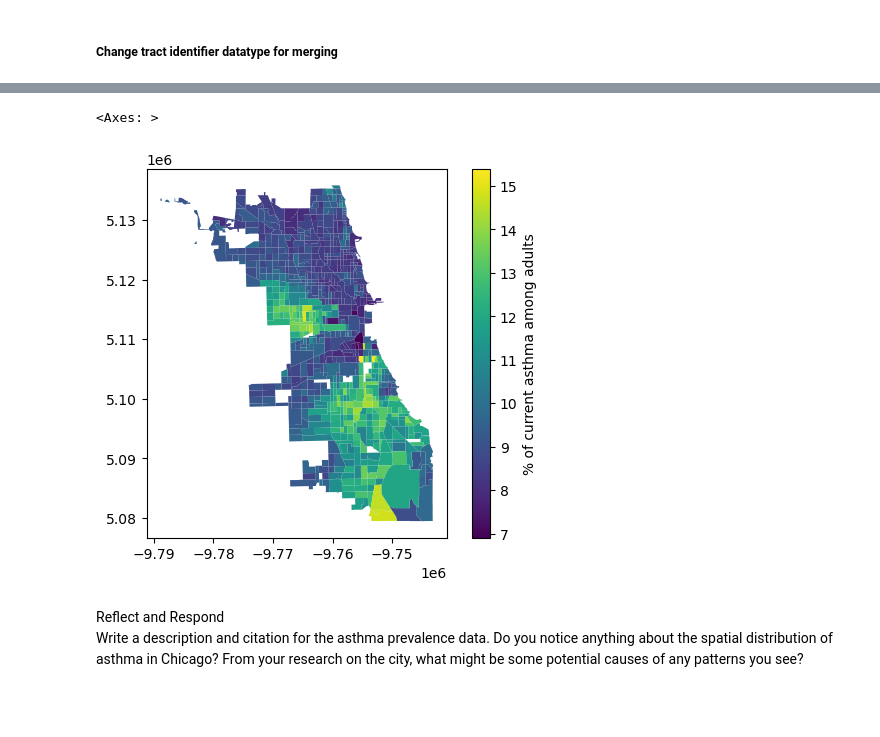
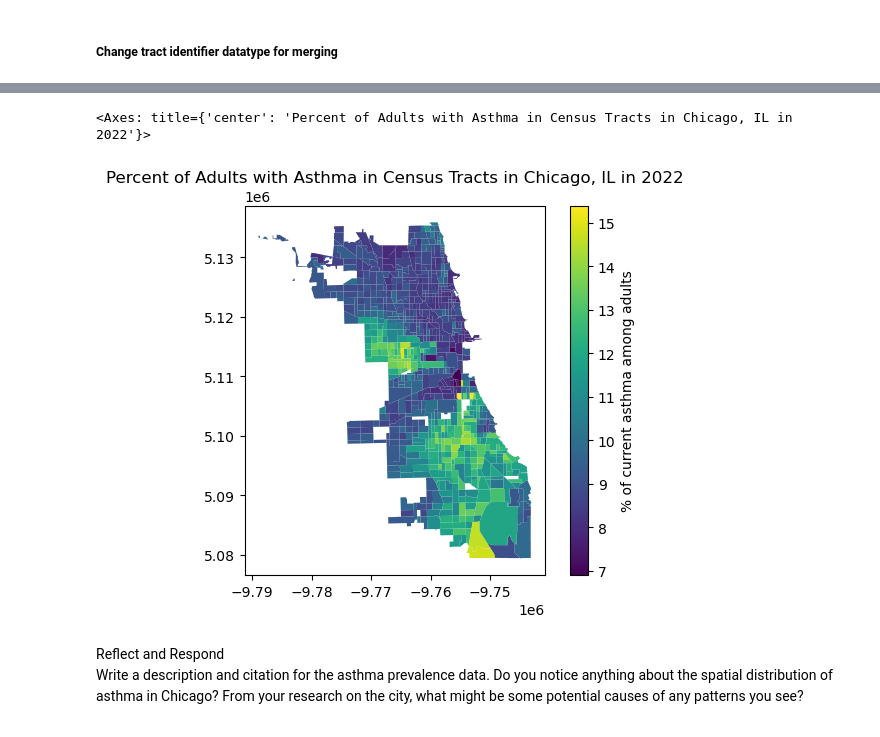
Before and after one commit to earthlab-education/big-data-hanried, a Jupyter notebook: big-data.ipynb, the cells around one changed output, grey strips where cells are left out. Cells and saved outputs as stored; diff of their text form; code cells hidden in the pictures; blank space fills up the shorter version.

```diff
--- a/big-data.ipynb
+++ b/big-data.ipynb
@@ -163,15 +158,15 @@ census_path = os.path.join(census_dir, 'chicago-tract.shp')
 # Only download once
 if not os.path.exists(census_path):
      census_url = ('https://data.cdc.gov/download/x7zy-2xmx/application%2Fzip')
-     census_gdf = (gpd.read_file(census_url)
-                   .rename(columns={'tract2010' : 'tract'}))
+     census_gdf = gpd.read_file(census_url)
      chi_census_gdf = census_gdf[census_gdf.PlaceName=='Chicago']
      chi_census_gdf.to_file(census_path, index=False)
 else:
      print('chi_census_gdf saved already.')
 
 # Check that the URL is correct, load in census tracts
-chi_census_gdf = gpd.read_file(census_path)
+chi_census_gdf = (gpd.read_file(census_path)
+                  .rename(columns={'tract2010' : 'tractid'}))
 chi_census_gdf
 # %% [output]
 chi_census_gdf saved already.
@@ -292,19 +287,20 @@ if not os.path.exists(asthma_path):
                   '&year=2022'
                   '&measureid=CASTHMA'
                   '&$limit=1500')
-    asthma_df = (pd.read_csv(asthma_url,
-                            usecols=('year', 'statedesc',
-                                     'countyname',
-                                     'data_value', 'measureid',
-                                     'locationname'))
-                            .rename(columns={'data_value' : '% of current asthma among adults',
-                                             'locationname': 'tract'}))
-
+    asthma_df = pd.read_csv(asthma_url)
     asthma_df.to_csv(asthma_path, index=False)
 else:
     print('asthma data saved already.')
 
-asthma_df = pd.read_csv(asthma_path)
+asthma_df = (pd.read_csv(asthma_path,
+                         usecols=('year', 'statedesc',
+                                  'countyname',
+                                  'data_value', 'measureid',
+                                  'locationname'))
+                                  .rename(columns={'data_value' : '% of current asthma among adults',
+                                             'locationname': 'tractid',
+                                             'measureid': 'measureid'})
+)
 asthma_df
 # %% [output]
 asthma data saved already.
@@ -361,7 +357,7 @@ geometry      geometry
 dtype: object
 # %%
 # Change tract identifier datatype for merging
-chi_census_gdf.tract = chi_census_gdf.tract.astype('int64')
+chi_census_gdf.tractid = chi_census_gdf.tractid.astype('int64')
 # %%
 chi_census_gdf.dtypes
 # %% [output]
@@ -384,8 +380,8 @@ dtype: object
 # chi_asthma_tract = asthma_df.merge(chi_census_gdf, how='outer', on='tract')
 
 # This works, from textbook solutions
-chi_asthma_tract = chi_census_gdf.merge(
-    asthma_df, left_on='tract',
-    right_on='tract', how='inner')
-chi_asthma_tract
+chi_asthma_tract_gdf = chi_census_gdf.merge(
+    asthma_df, left_on='tractid',
+    right_on='tractid', how='inner')
+chi_asthma_tract_gdf
 # %% [output]
@@ -404,18 +400,19 @@ chi_asthma_tract
 788 rows × 12 columns
 # %%
 # Plot asthma data as chloropleth
-chi_asthma_tract_plot = (chi_asthma_tract
+chi_asthma_tract_plot = (chi_asthma_tract_gdf
                        .to_crs(ccrs.Mercator())
                        .plot(
                            column='% of current asthma among adults',
                            legend=True,
                            legend_kwds={'label': '% of current asthma among adults'}
                            )
 )
+plt.title('Percent of Adults with Asthma in Census Tracts in Chicago, IL in 2022')
 chi_asthma_tract_plot
 # %% [output]
-<Axes: >
+<Axes: title={'center': 'Percent of Adults with Asthma in Census Tracts in Chicago, IL in 2022'}>
-[figure, old version]
+[figure, new version]
 # %% [markdown]
 <link rel="stylesheet" type="text/css" href="./assets/styles.css"><div class="callout callout-style-default callout-titled callout-respond"><div class="callout-header"><div class="callout-icon-container"><i class="callout-icon"></i></div><div class="callout-title-container flex-fill">Reflect and Respond</div></div><div class="callout-body-container callout-body"><p>Write a description and citation for the asthma prevalence data. Do
 you notice anything about the spatial distribution of asthma in Chicago?
```
Also changed, not shown: parts of 12 cells of this notebook.
